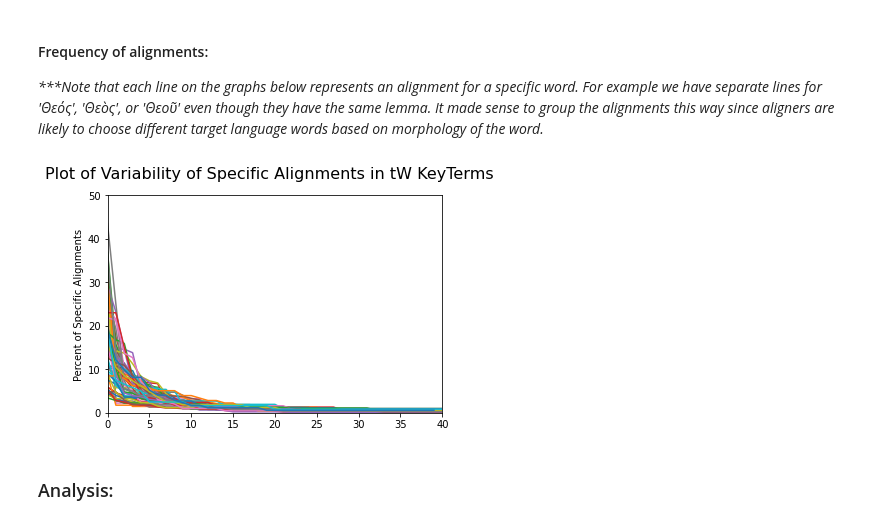
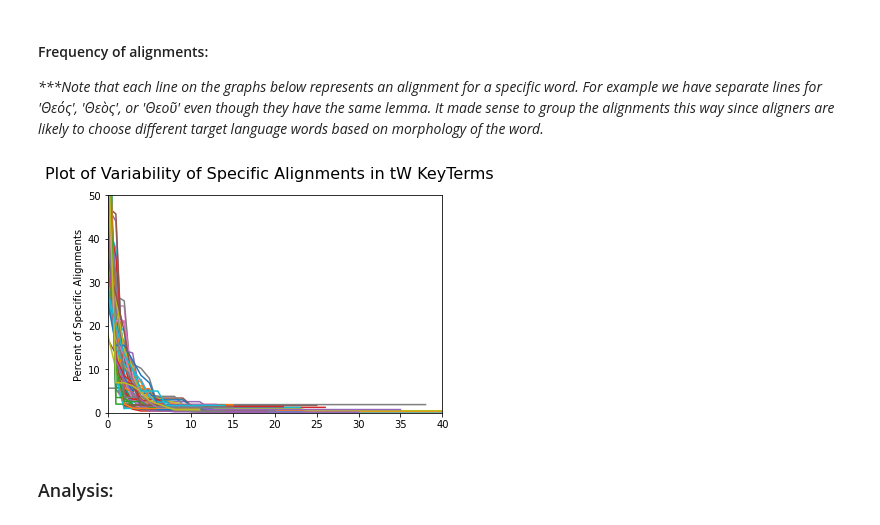
Before and after one commit to unfoldingWord-box3/alignment-ml, a Jupyter notebook: plot_multi_alignments.ipynb, the cells around one changed output. Drawn from its saved outputs; the diff is of its cells as text; code cells hidden in the pictures.

```diff
--- a/plot_multi_alignments.ipynb
+++ b/plot_multi_alignments.ipynb
@@ -21,7 +21,7 @@ Connection to SQLite DB successful
 # %%
 # get alignments for tW keyterms
 
-minAlignments = 100
+minAlignments = 50
 remove = ['ὁ', 'τίθημι', 'ποιέω', 'ἀμήν', 'ἐξουσία', 'μέν']
 alignmentsForWord, filteredAlignmentsForWord = db.fetchAlignmentDataForLemmasCached(connection, type_, bibleType, minAlignments, remove)
 print(f"Original Language Alignments: {len(filteredAlignmentsForWord)}")
@@ -46,31 +59,35 @@ _***Note that each line on the graphs below represents an alignment for a specif
 # %%
 frequenciesOfAlignments = db.getFrequenciesOfFieldInAlignments(filteredAlignmentsForWord, 'alignmentTxt')
 
 title = f"Plot of Variability of Specific Alignments in tW KeyTerms"
 ylabel = "Percent of Specific Alignments"
 xlimit = [0, 40]
 plot.plotFrequencies(frequenciesOfAlignments, title, ylabel, showXValues=False, xlimit=xlimit)
 
 stats = []
 for word in frequenciesOfAlignments.keys():
     frequency = frequenciesOfAlignments[word]
     counts = {}
     for key in frequency.keys():
         count = frequency[key]
         countStr = str(count)
         if count in counts:
             counts[countStr] += 1
         else:
             counts[countStr] = 1
     alignments = filteredAlignmentsForWord[word]
+    for alignment in alignments:
+        found = db.findOriginalLanguageWord(alignment['origWords'], word, checkLemmas=False)
+        if not found:
+            print(f"Alignment does not have original lang '{word}: {alignment}")
     stats.append({
         'originalWord': word,
         'alignments': alignments,
         'frequency': frequency,
         'counts': counts
     })
 # %% [output]
-[figure, old version]
+[figure, new version]
 # %% [markdown]
 ### Analysis:
 # %% [markdown]
```
Also changed, not shown: parts of 1 cell of this notebook, 3 other files.
